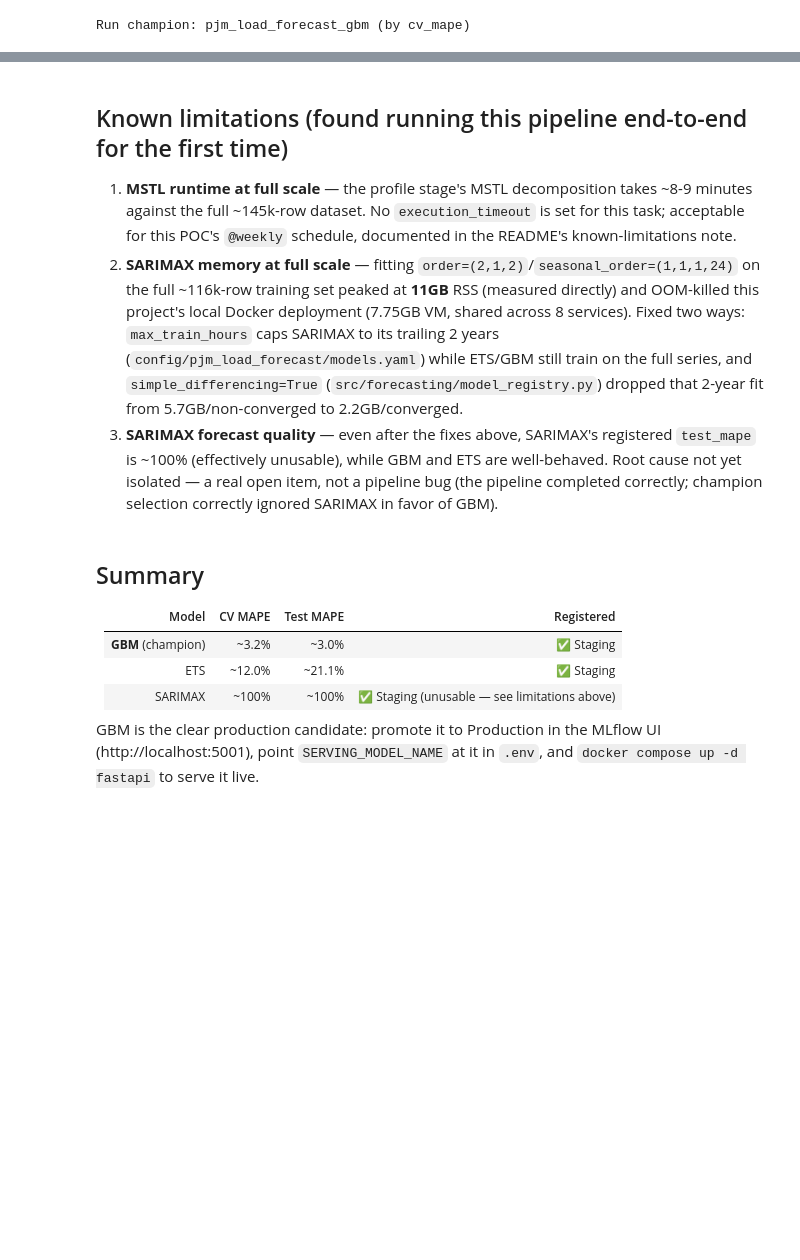
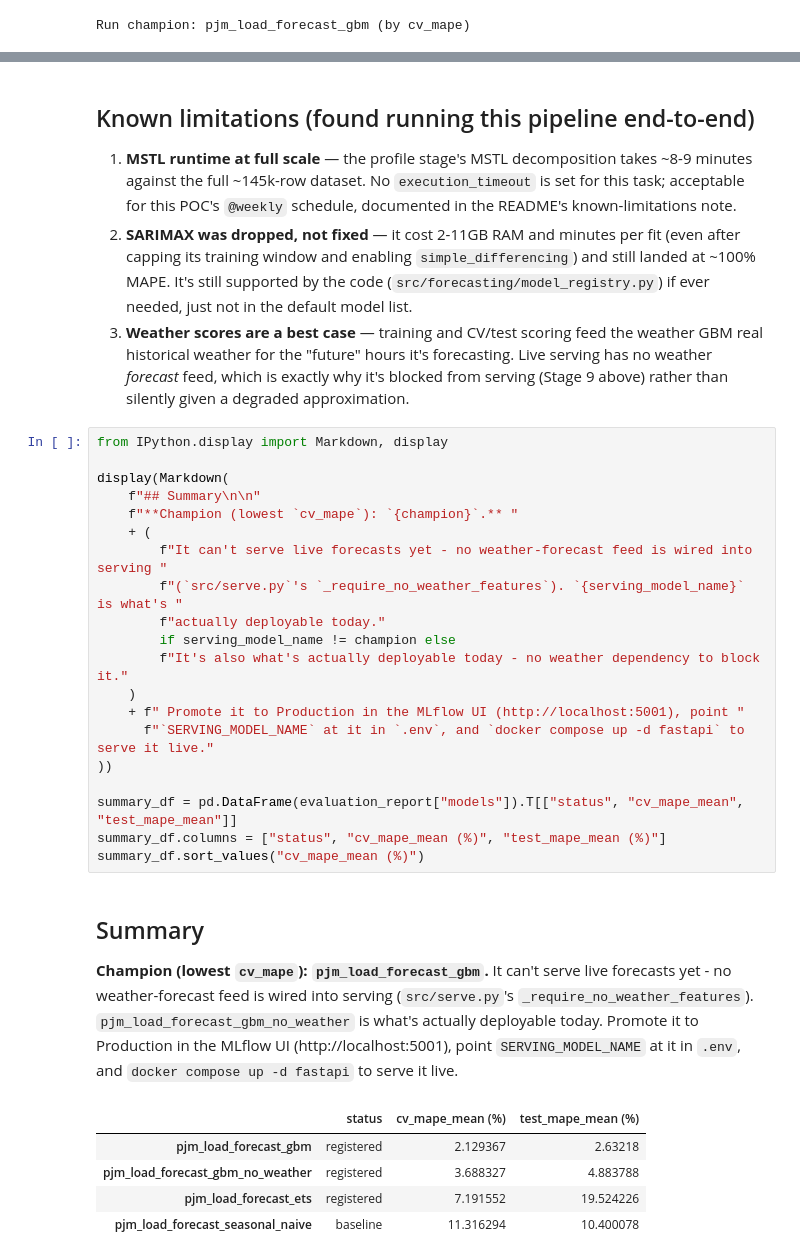
Before and after one commit to VickyGuo0907/ml_pipeline, a Jupyter notebook: notebooks/pjm_load_forecast_pipeline.ipynb, the cells around one changed output, grey strips where cells are left out. Cells and saved outputs as stored; diff of their text form; blank space fills up the shorter version.

```diff
--- a/notebooks/pjm_load_forecast_pipeline.ipynb
+++ b/notebooks/pjm_load_forecast_pipeline.ipynb
@@ -416,31 +476,45 @@ readings instead of arbitrarily keeping one (also above). The rolling-origin CV,
 gap/duplicate handling, and avoiding the test-set-leakage-via-early-stopping pitfall were already
 ahead of the canonical tutorial before this comparison.
 # %% [markdown]
-## Known limitations (found running this pipeline end-to-end for the first time)
+## Known limitations (found running this pipeline end-to-end)
 
 1. **MSTL runtime at full scale** — the profile stage's MSTL decomposition takes ~8-9 minutes
- against the full ~145k-row dataset. No `execution_timeout` is set for this task; acceptable
- for this POC's `@weekly` schedule, documented in the README's known-limitations note.
-2. **SARIMAX memory at full scale** — fitting `order=(2,1,2)`/`seasonal_order=(1,1,1,24)` on the
- full ~116k-row training set peaked at **11GB** RSS (measured directly) and OOM-killed this
- project's local Docker deployment (7.75GB VM, shared across 8 services). Fixed two ways:
- `max_train_hours` caps SARIMAX to its trailing 2 years (`config/pjm_load_forecast/models.yaml`)
- while ETS/GBM still train on the full series, and `simple_differencing=True`
- (`src/forecasting/model_registry.py`) dropped that 2-year fit from 5.7GB/non-converged to
- 2.2GB/converged.
-3. **SARIMAX forecast quality** — even after the fixes above, SARIMAX's registered `test_mape`
- is ~100% (effectively unusable), while GBM and ETS are well-behaved. Root cause not yet
- isolated — a real open item, not a pipeline bug (the pipeline completed correctly; champion
- selection correctly ignored SARIMAX in favor of GBM).
+   against the full ~145k-row dataset. No `execution_timeout` is set for this task; acceptable
+   for this POC's `@weekly` schedule, documented in the README's known-limitations note.
+2. **SARIMAX was dropped, not fixed** — it cost 2-11GB RAM and minutes per fit (even after
+   capping its training window and enabling `simple_differencing`) and still landed at ~100%
+   MAPE. It's still supported by the code (`src/forecasting/model_registry.py`) if ever needed,
+   just not in the default model list.
+3. **Weather scores are a best case** — training and CV/test scoring feed the weather GBM real
+   historical weather for the "future" hours it's forecasting. Live serving has no weather
+   *forecast* feed, which is exactly why it's blocked from serving (Stage 9 above) rather than
+   silently given a degraded approximation.
-# %% [markdown]
-## Summary
-
-| Model | CV MAPE | Test MAPE | Registered |
-|---|---|---|---|
-| **GBM** (champion) | ~3.2% | ~3.0% | ✅ Staging |
-| ETS | ~12.0% | ~21.1% | ✅ Staging |
-| SARIMAX | ~100% | ~100% | ✅ Staging (unusable — see limitations above) |
-
-GBM is the clear production candidate: promote it to Production in the MLflow UI
-(http://localhost:5001), point `SERVING_MODEL_NAME` at it in `.env`, and
-`docker compose up -d fastapi` to serve it live.
+# %%
+from IPython.display import Markdown, display
+
+display(Markdown(
+    f"## Summary\n\n"
+    f"**Champion (lowest `cv_mape`): `{champion}`.** "
+    + (
+        f"It can't serve live forecasts yet - no weather-forecast feed is wired into serving "
+        f"(`src/serve.py`'s `_require_no_weather_features`). `{serving_model_name}` is what's "
+        f"actually deployable today."
+        if serving_model_name != champion else
+        f"It's also what's actually deployable today - no weather dependency to block it."
+    )
+    + f" Promote it to Production in the MLflow UI (http://localhost:5001), point "
+      f"`SERVING_MODEL_NAME` at it in `.env`, and `docker compose up -d fastapi` to serve it live."
+))
+
+summary_df = pd.DataFrame(evaluation_report["models"]).T[["status", "cv_mape_mean", "test_mape_mean"]]
+summary_df.columns = ["status", "cv_mape_mean (%)", "test_mape_mean (%)"]
+summary_df.sort_values("cv_mape_mean (%)")
+# %% [output]
+## Summary
+
+**Champion (lowest `cv_mape`): `pjm_load_forecast_gbm`.** It can't serve live forecasts yet - no weather-forecast feed is wired into serving (`src/serve.py`'s `_require_no_weather_features`). `pjm_load_forecast_gbm_no_weather` is what's actually deployable today. Promote it to Production in the MLflow UI (http://localhost:5001), point `SERVING_MODEL_NAME` at it in `.env`, and `docker compose up -d fastapi` to serve it live.
+|  | status | cv_mape_mean (%) | test_mape_mean (%) |
+| pjm_load_forecast_gbm | registered | 2.129367 | 2.63218 |
+| pjm_load_forecast_gbm_no_weather | registered | 3.688327 | 4.883788 |
+| pjm_load_forecast_ets | registered | 7.191552 | 19.524226 |
+| pjm_load_forecast_seasonal_naive | baseline | 11.316294 | 10.400078 |
```
Also changed, not shown: parts of 16 cells of this notebook.
